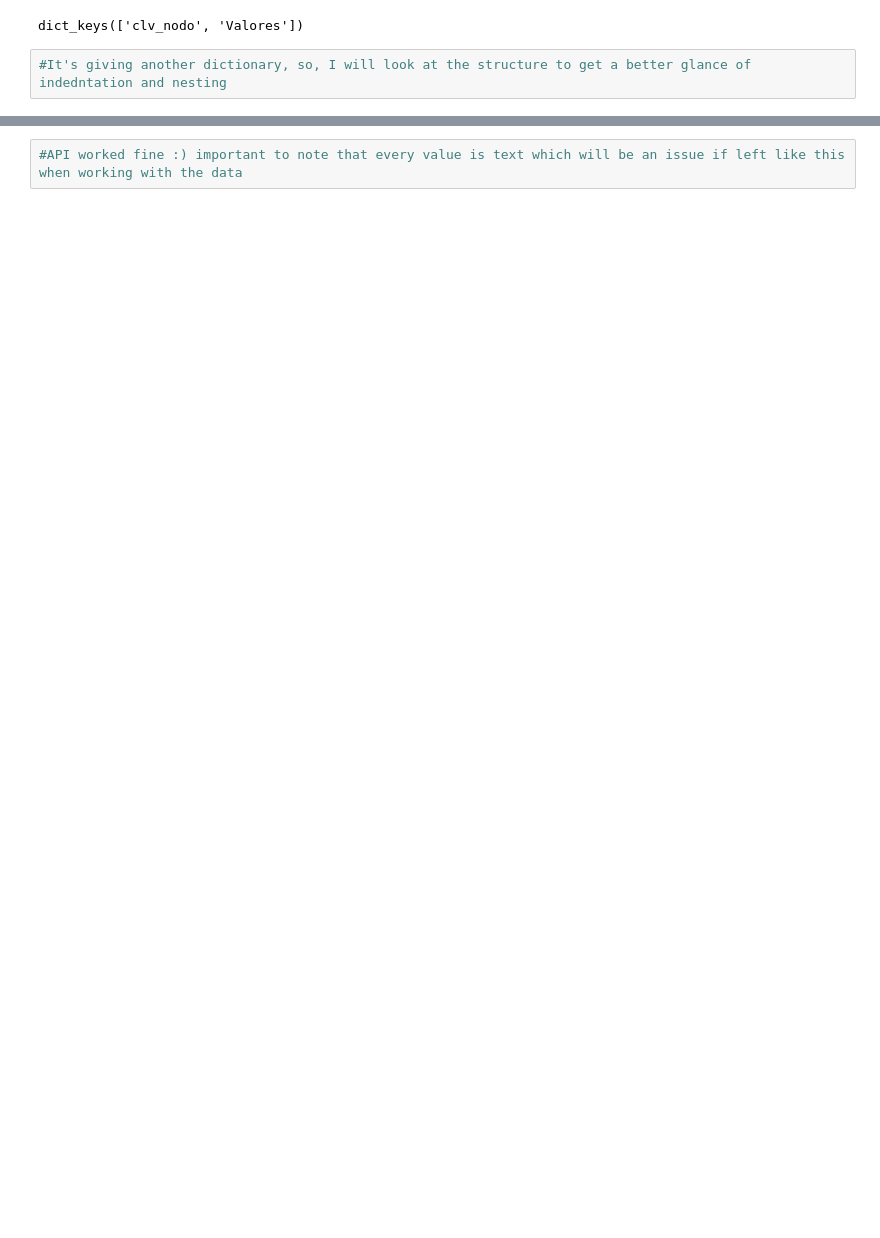
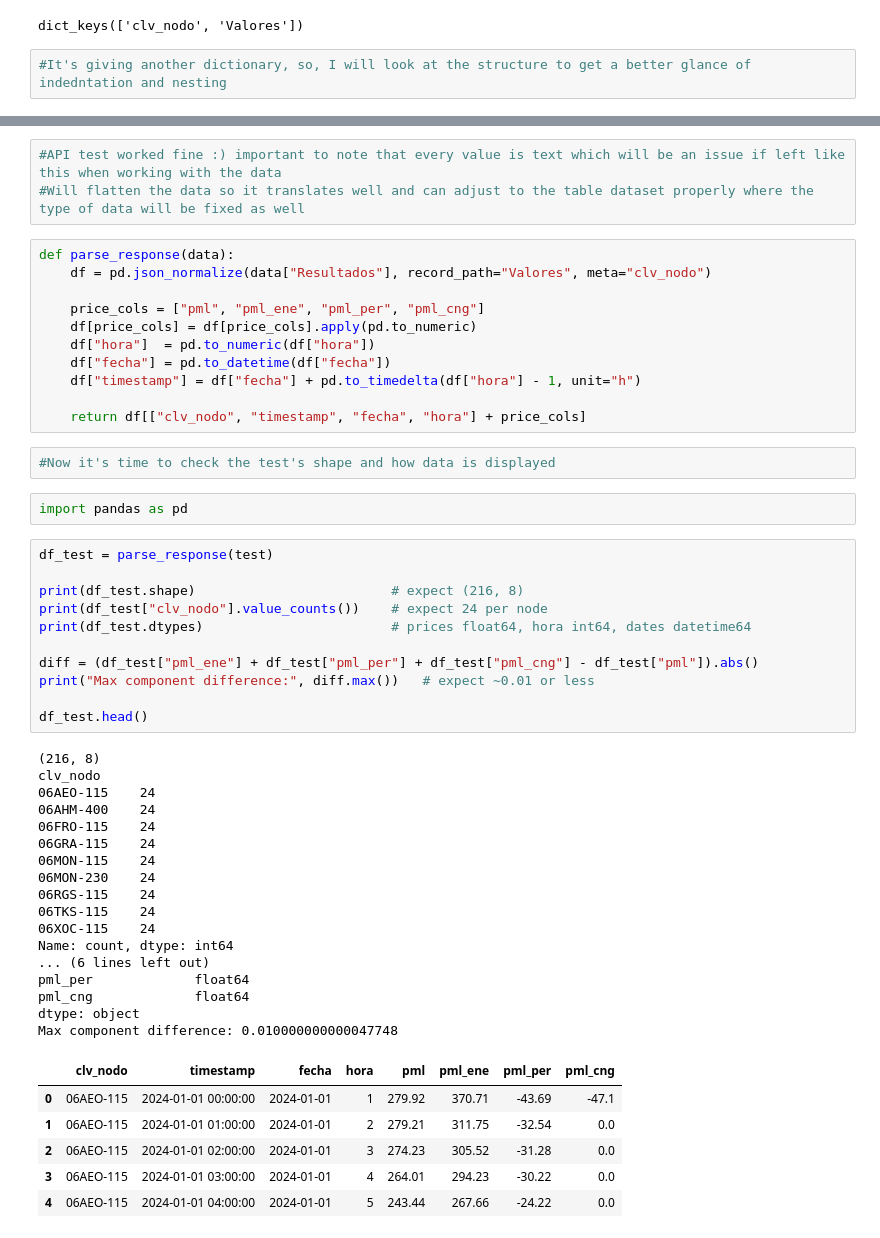
Before and after one commit to zyangarduno/CENACE-CHALLENGE, a Jupyter notebook: notebooks/01_extraction.ipynb, the cells around one changed output, grey strips where cells are left out. Cells and saved outputs as stored; diff of their text form; blank space fills up the shorter version.

```diff
--- a/notebooks/01_extraction.ipynb
+++ b/notebooks/01_extraction.ipynb
@@ -103,4 +102,55 @@ print(json.dumps(test, indent=2, ensure_ascii=False)[:2000])
           "pml_per": "0",
           "pml_cng": "0"
 # %%
-#API worked fine :) important to note that every value is text which will be an issue if left like this when working with the data
+#API test worked fine :) important to note that every value is text which will be an issue if left like this when working with the data
+#Will flatten the data so it translates well and can adjust to the table dataset properly where the type of data will be fixed as well
+# %%
+def parse_response(data):
+    df = pd.json_normalize(data["Resultados"], record_path="Valores", meta="clv_nodo")
+
+    price_cols = ["pml", "pml_ene", "pml_per", "pml_cng"]
+    df[price_cols] = df[price_cols].apply(pd.to_numeric)
+    df["hora"]  = pd.to_numeric(df["hora"])
+    df["fecha"] = pd.to_datetime(df["fecha"])
+    df["timestamp"] = df["fecha"] + pd.to_timedelta(df["hora"] - 1, unit="h")
+
+    return df[["clv_nodo", "timestamp", "fecha", "hora"] + price_cols]
+# %%
+#Now it's time to check the test's shape and how data is displayed
+# %%
+import pandas as pd
+# %%
+df_test = parse_response(test)
+
+print(df_test.shape)                         # expect (216, 8)
+print(df_test["clv_nodo"].value_counts())    # expect 24 per node
+print(df_test.dtypes)                        # prices float64, hora int64, dates datetime64
+
+diff = (df_test["pml_ene"] + df_test["pml_per"] + df_test["pml_cng"] - df_test["pml"]).abs()
+print("Max component difference:", diff.max())   # expect ~0.01 or less
+
+df_test.head()
+# %% [output]
+(216, 8)
+clv_nodo
+06AEO-115    24
+06AHM-400    24
+06FRO-115    24
+06GRA-115    24
+06MON-115    24
+06MON-230    24
+06RGS-115    24
+06TKS-115    24
+06XOC-115    24
+Name: count, dtype: int64
+... (6 lines left out)
+pml_per             float64
+pml_cng             float64
+dtype: object
+Max component difference: 0.010000000000047748
+|  | clv_nodo | timestamp | fecha | hora | pml | pml_ene | pml_per | pml_cng |
+| 0 | 06AEO-115 | 2024-01-01 00:00:00 | 2024-01-01 | 1 | 279.92 | 370.71 | -43.69 | -47.1 |
+| 1 | 06AEO-115 | 2024-01-01 01:00:00 | 2024-01-01 | 2 | 279.21 | 311.75 | -32.54 | 0.0 |
+| 2 | 06AEO-115 | 2024-01-01 02:00:00 | 2024-01-01 | 3 | 274.23 | 305.52 | -31.28 | 0.0 |
+| 3 | 06AEO-115 | 2024-01-01 03:00:00 | 2024-01-01 | 4 | 264.01 | 294.23 | -30.22 | 0.0 |
+| 4 | 06AEO-115 | 2024-01-01 04:00:00 | 2024-01-01 | 5 | 243.44 | 267.66 | -24.22 | 0.0 |
```
Also changed, not shown: parts of 16 cells of this notebook, 4 other files.
